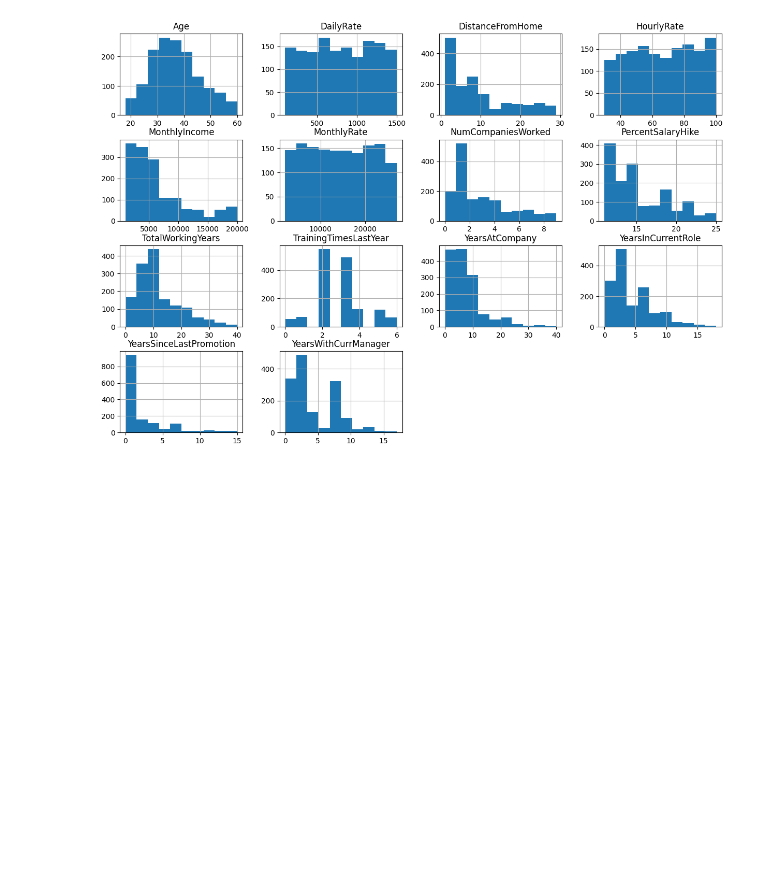
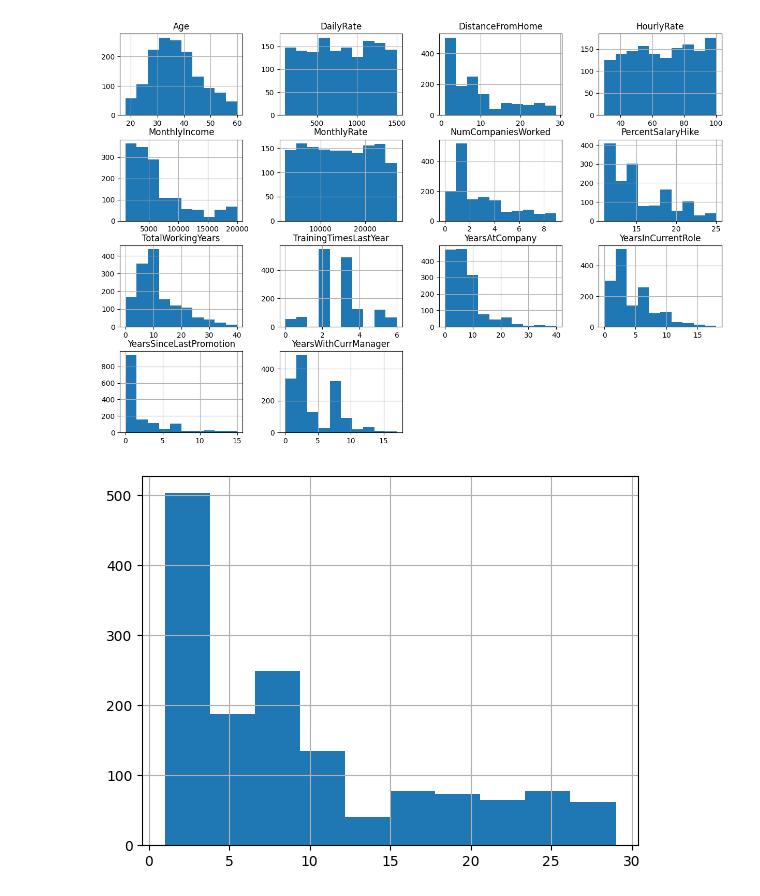
Before and after one commit to OjedaProgramador/Analise_dados_versao_2, a Jupyter notebook: IBM.ipynb, the cells around one changed output. Drawn from its saved outputs; the diff is of its cells as text; code cells hidden in the pictures; blank space fills up the shorter version.

```diff
--- a/IBM.ipynb
+++ b/IBM.ipynb
@@ -590,3 +590,7 @@ colunas_categorias_ordenada
 BASE_NOVO[colunas_numericas].hist(figsize=(15,10));
 # %% [output]
 [figure]
+# %%
+BASE_NOVO['DistanceFromHome'].hist();
+# %% [output]
+[figure, added]
```
Also changed, not shown: parts of 11 cells of this notebook.
